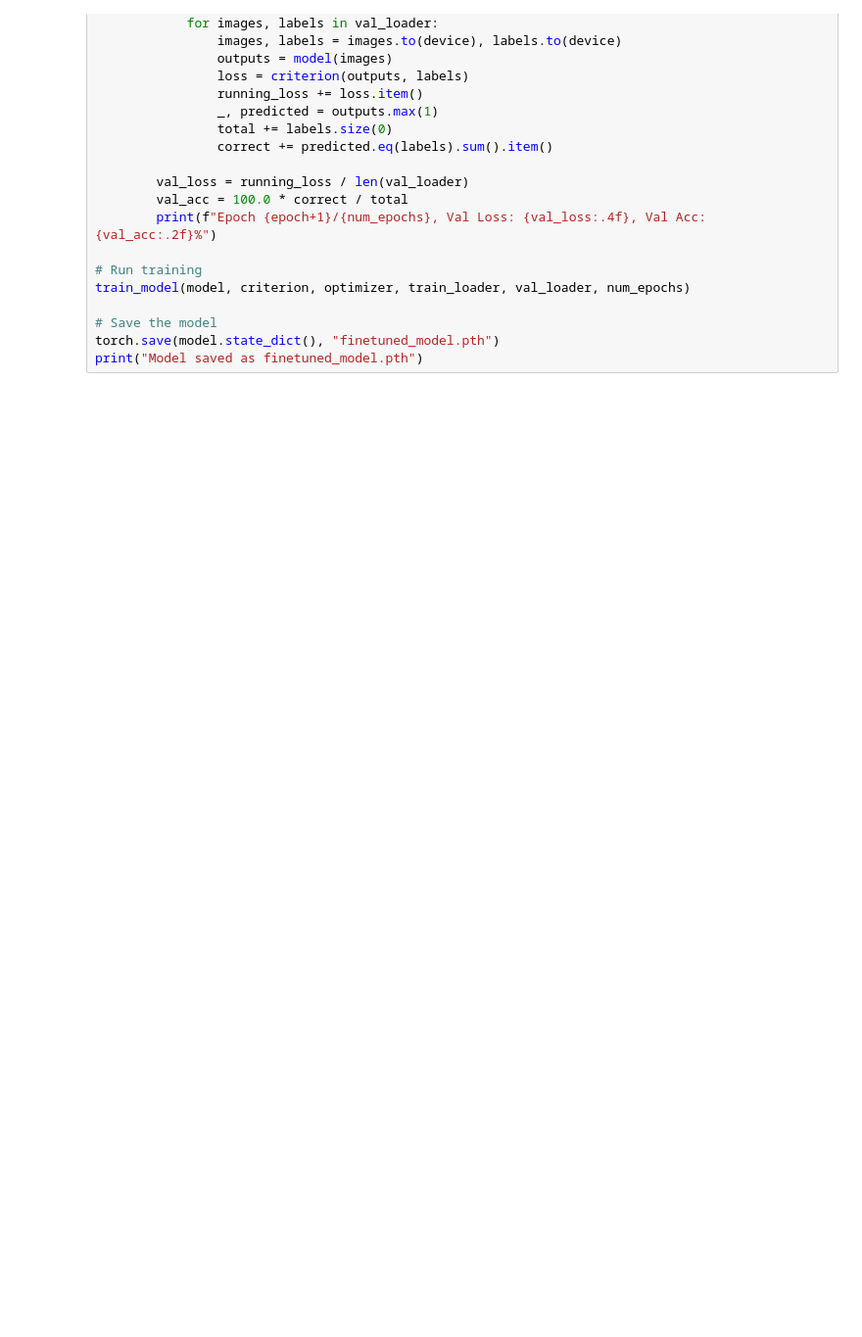
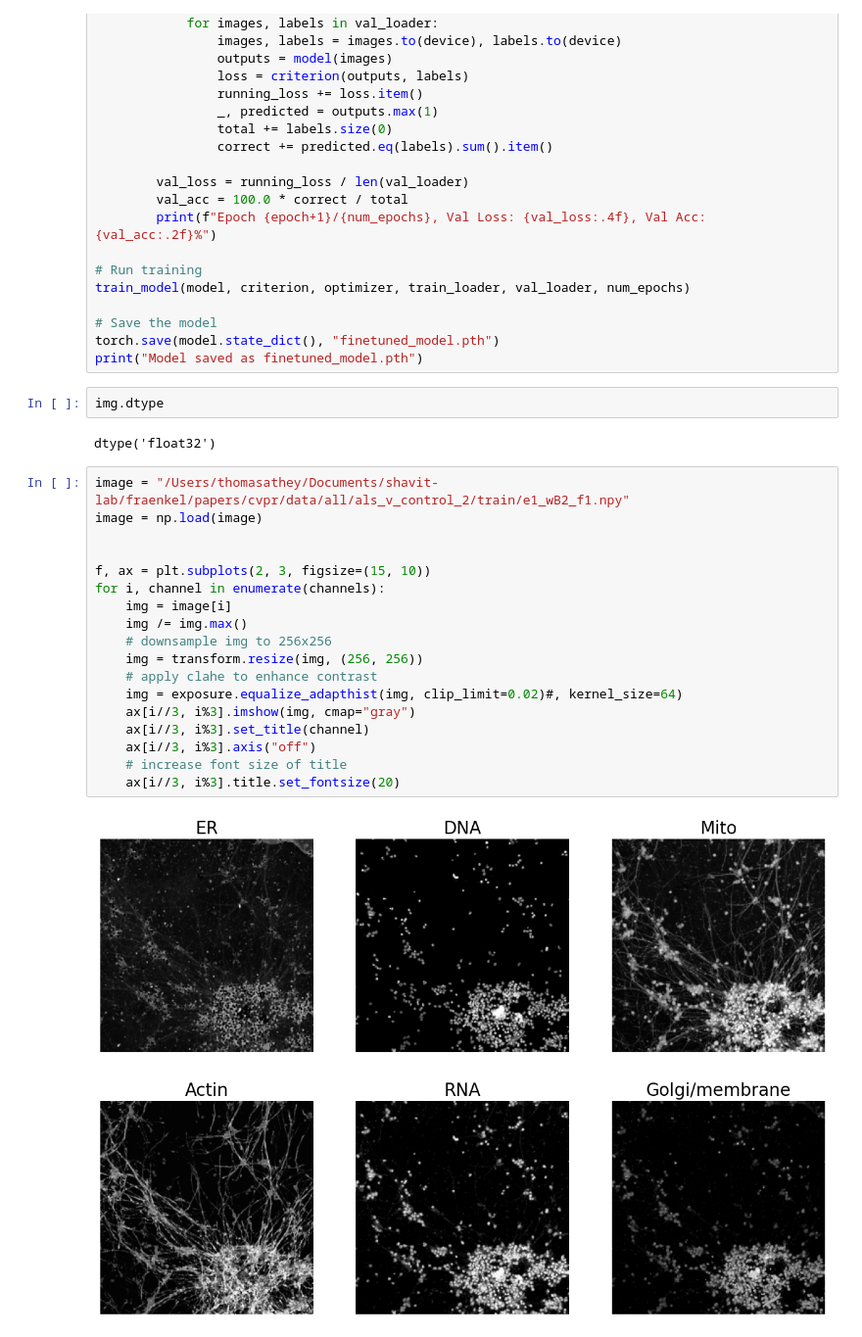
Before and after one commit to Shavit-Lab/cell_paint_seg, a Jupyter notebook: experiments/96_control/cnn.ipynb, the cells around one changed output. Shown at 98% size. Drawn from its saved outputs; the diff is of its cells as text; blank space fills up the shorter version.

```diff
--- a/experiments/96_control/cnn.ipynb
+++ b/experiments/96_control/cnn.ipynb
@@ -188,3 +188,27 @@ train_model(model, criterion, optimizer, train_loader, val_loader, num_epochs)
 # Save the model
 torch.save(model.state_dict(), "finetuned_model.pth")
 print("Model saved as finetuned_model.pth")
+# %%
+img.dtype
+# %% [output]
+dtype('float32')
+# %%
+image = "/Users/thomasathey/Documents/shavit-lab/fraenkel/papers/cvpr/data/all/als_v_control_2/train/e1_wB2_f1.npy"
+image = np.load(image)
+
+
+f, ax = plt.subplots(2, 3, figsize=(15, 10))
+for i, channel in enumerate(channels):
+    img = image[i]
+    img /= img.max()
+    # downsample img to 256x256
+    img = transform.resize(img, (256, 256))
+    # apply clahe to enhance contrast
+    img = exposure.equalize_adapthist(img, clip_limit=0.02)#, kernel_size=64)
+    ax[i//3, i%3].imshow(img, cmap="gray")
+    ax[i//3, i%3].set_title(channel)
+    ax[i//3, i%3].axis("off")
+    # increase font size of title
+    ax[i//3, i%3].title.set_fontsize(20)
+# %% [output]
+[figure, added]
```
Also changed, not shown: parts of 1 cell of this notebook, 4 other files.
